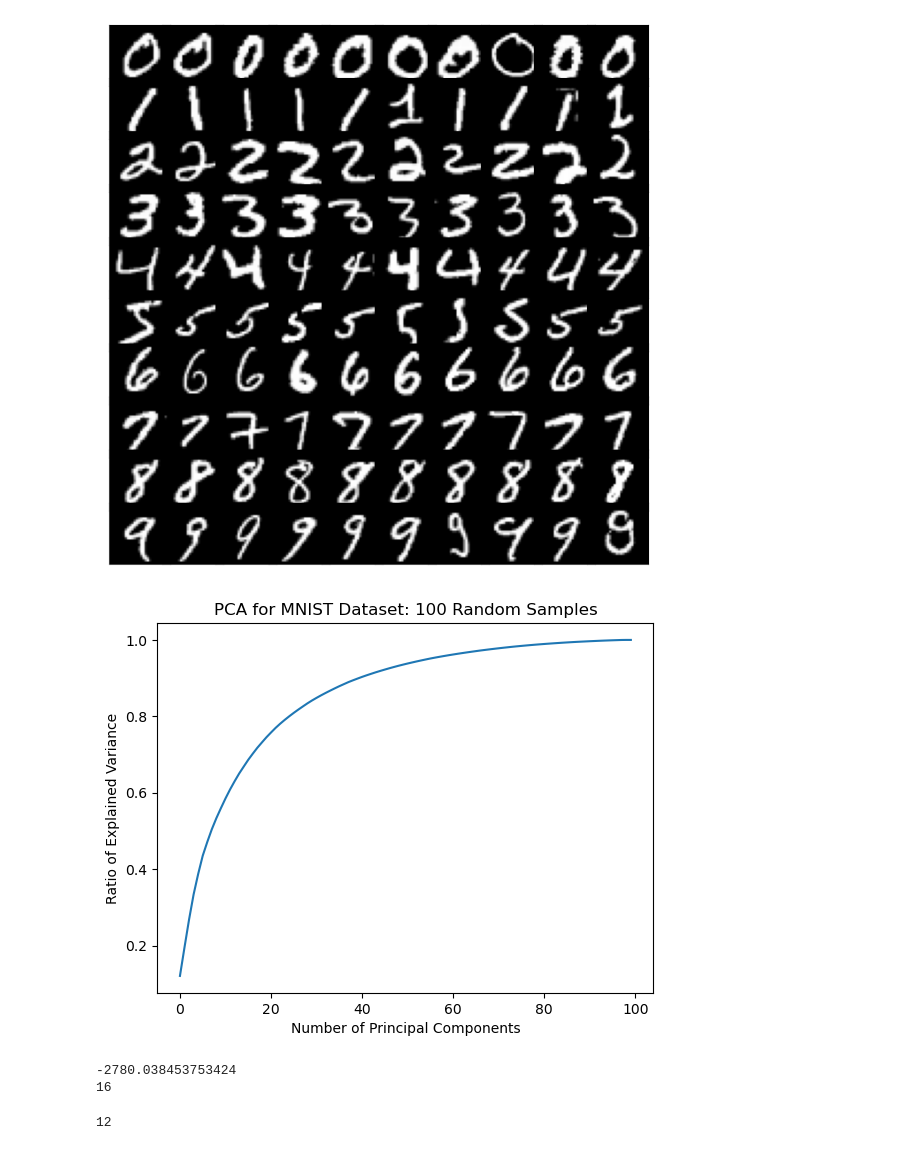
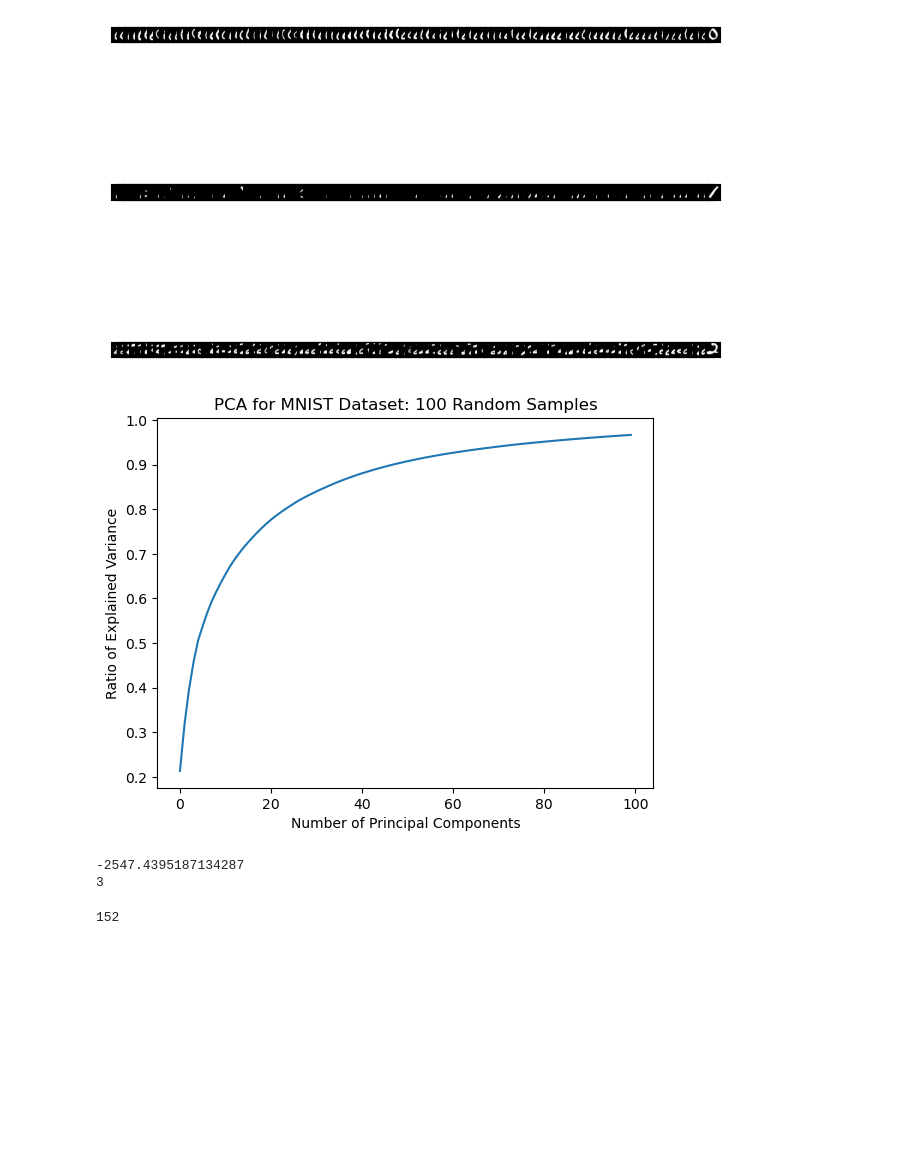
Before and after one commit to jberezow/OptDigits, a Jupyter notebook: Thesis-MNIST.ipynb, the cells around one changed output. Cells and saved outputs as stored; diff of their text form; code cells hidden in the pictures; blank space fills up the shorter version.

Commit message:
NUTS Figure Plots

```diff
--- a/Thesis-MNIST.ipynb
+++ b/Thesis-MNIST.ipynb
@@ -19,30 +19,31 @@ include("mnist.jl")
 include("utils.jl");
 # %%
 #Load the MNIST Data
-num_samples = 10
+num_samples = 100
+num_classes = 3
 x_train, y_train = load_mnist_train_set()
 x_test, y_test = load_mnist_test_set()
 
-x, y = balanced_set(x_train,y_train,num_samples,2);
+x, y = balanced_set(x_train,y_train,num_samples,num_classes,2);
 
 #Test Set
-x_test, y_test = balanced_set(x_test,y_test,num_samples);
+x_test, y_test = balanced_set(x_test,y_test,num_samples,num_classes);
 # %%
 #Visualize Samples
 x_reshaped = reshape_x(x)
 
-nrow, ncol = 10,num_samples
+nrow, ncol = num_classes,num_samples
 fig = figure("plot_mnist",figsize=(6,6))
 for (i, (c, r)) in enumerate(Iterators.product(1:ncol, 1:nrow))
     subplot(nrow, ncol, i)
     imshow(x_reshaped[:,:,i]', cmap="gray")
     ax = gca()
     ax.xaxis.set_visible(false)
     ax.yaxis.set_visible(false)
 end;
 tight_layout(w_pad=-1, h_pad=-1, pad=-0.5);
 # %% [output]
-[figure, old version]
+[figure, new version]
 # %%
 #Run PCA to lower dimensionality of MNIST
 vars = []
@@ -56,6 +57,6 @@ plt.title("PCA for MNIST Dataset: 100 Random Samples")
 plt.xlabel("Number of Principal Components")
 plt.ylabel("Ratio of Explained Variance");
 # %% [output]
-[figure, old version]
+[figure, new version]
 # %%
 #Get PCA Transform for x
@@ -152,8 +154,8 @@ end;
         k[i] = @trace(categorical([1/length(k_list) for i=1:length(k_list)]), (:k,i))
         obs[(:k,i)] = k[i]
     end
-    output_array = zeros(Float64, 10)
-    output_array[10] = 1.0
+    output_array = zeros(Float64, c)
+    output_array[c] = 1.0
 
     k[l+1] = @trace(categorical(output_array), (:k,l+1))
     obs[(:k,l+1)] = k[l+1]
@@ -215,7 +217,7 @@ end;
             obs[(:W,i)] = W[i]
 
             #Output Bias
-            ub = zeros(10)
+            ub = zeros(c)
             Sb = Diagonal([σᵦ[i] for j=1:length(ub)])
             b[i] = @trace(mvnormal(ub,Sb), (:b,i))
             obs[(:b,i)] = b[i]
@@ -250,9 +252,9 @@ test_labels = G(xt,best_trace)
 results = label_output(test_labels)
 test_acc = sum([y[i] == results[i] for i=1:length(y)])
 # %% [output]
--2780.038453753424
-16
+-2547.4395187134287
+3
-12
+152
 # %%
 test_labels[:,1]
 # %% [output]
```
Also changed, not shown: parts of 21 cells of this notebook, 3 other files.
